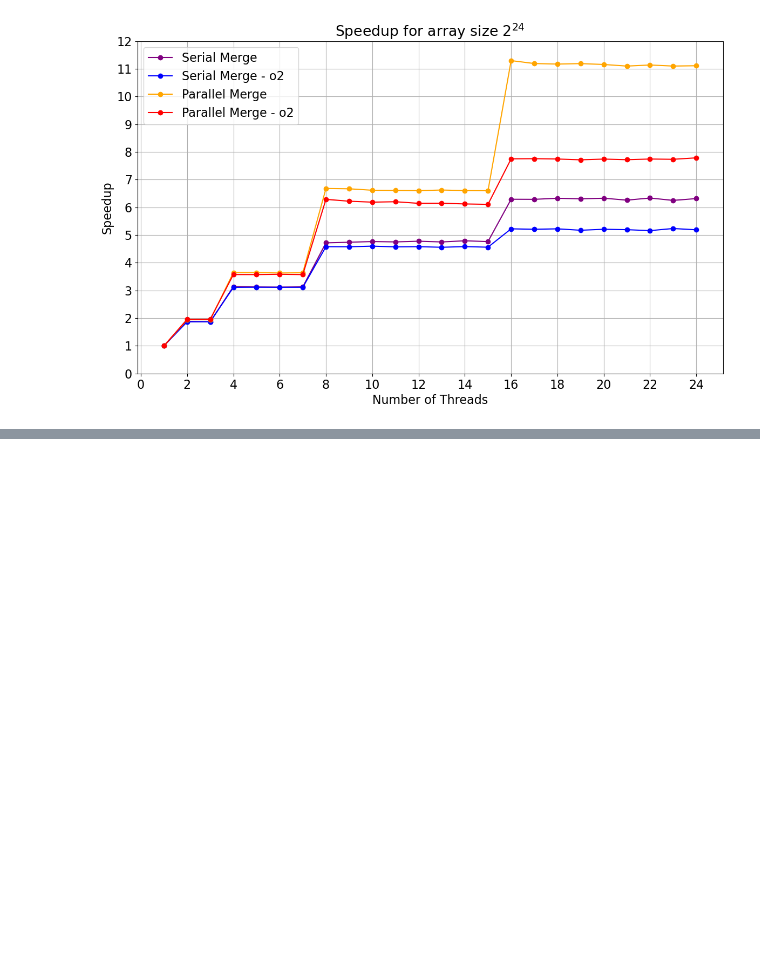
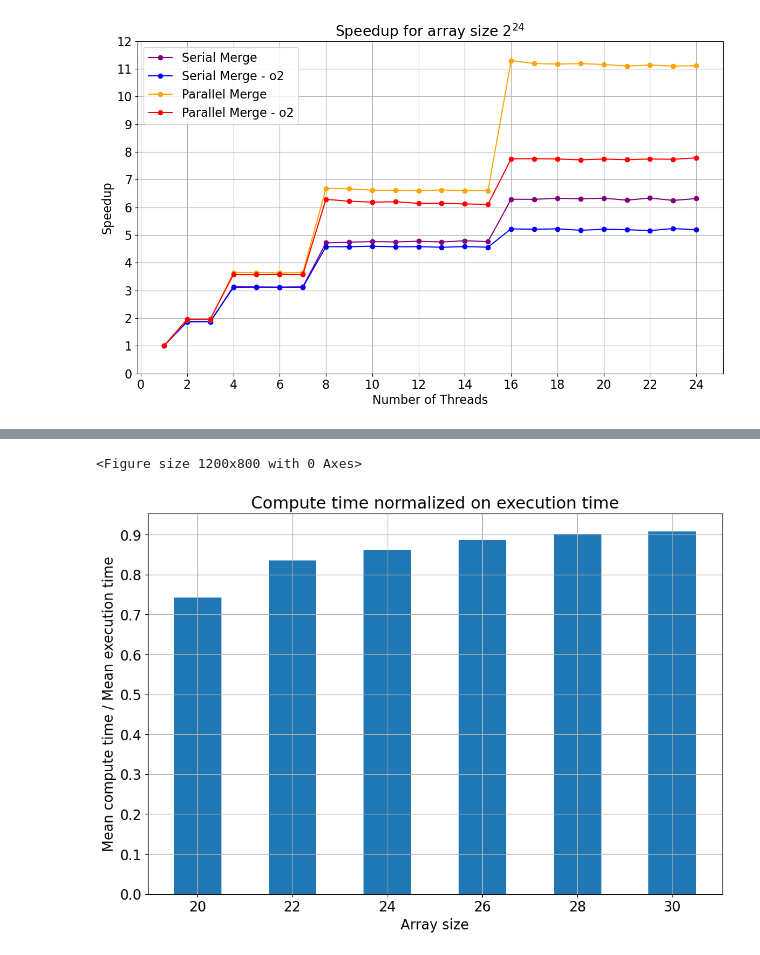
Before and after one commit to loremancio/Computer-Architecture-Project, a Jupyter notebook: notebooks/benchmark.ipynb, the cells around one changed output, grey strips where cells are left out. Drawn from its saved outputs; the diff is of its cells as text; code cells hidden in the pictures; blank space fills up the shorter version.

```diff
--- a/notebooks/benchmark.ipynb
+++ b/notebooks/benchmark.ipynb
@@ -321,0 +389,60 @@ plot_speedup()
+# %%
+import os
+import matplotlib.pyplot as plt
+from matplotlib.ticker import MultipleLocator
+
+# Define the directory path
+base_dir = os.path.join('..', 'resultsGPU', 'bitonicSortGPU', '128')
+
+# Initialize an empty dictionary to store data
+data = {}
+x, y = [], []
+
+#initialize the plot
+plt.figure(figsize=(12, 8))
+
+# Loop through directories (thread counts)
+for i in range(20, 31, 2):
+  data.clear()  # Clear data dictionary for each iteration
+
+  # Open files and calculate averages
+  # for dir in dirs:
+  file_path = os.path.join(base_dir, fr"{i}.txt")
+  with open(file_path, 'r') as f:
+    lines = f.readlines()
+    tot1 = 0
+    tot2 = 0
+    for line in lines:
+      # Extract the number before comma using splitting and indexing
+      value1 = float(line.split(',')[0])
+      value2 = float(line.split(',')[1])
+      tot1 += value1
+      tot2 += value2
+    mean1 = tot1 / len(lines)
+    mean2 = tot2 / len(lines)
+    fraction = mean1 / mean2
+    # Append the mean value and thread count
+    data[i] = fraction
+
+  # Loop through data and extract points
+  for key, value in data.items():
+    x.append(int(key))
+    y.append(value)
+
+# Create the histogram
+plt.figure(figsize=(12, 8))
+plt.bar(x, y, 1)  # Adjust bins if needed
+
+# Set labels and title
+plt.xlabel("Array size")
+plt.ylabel("Mean compute time / Mean execution time")
+plt.title("Compute time normalized on execution time")
+plt.gca().yaxis.set_major_locator(MultipleLocator(0.1))  # Set major ticks at every multiple of 2
+
+# Show the plot
+plt.grid(True)
+plt.savefig('gpu_fractions_histogram.png')
+plt.show()
+# %% [output]
+<Figure size 1200x800 with 0 Axes>
+[figure, added]
```
Also changed, not shown: parts of 1 cell of this notebook, 16 other files.
